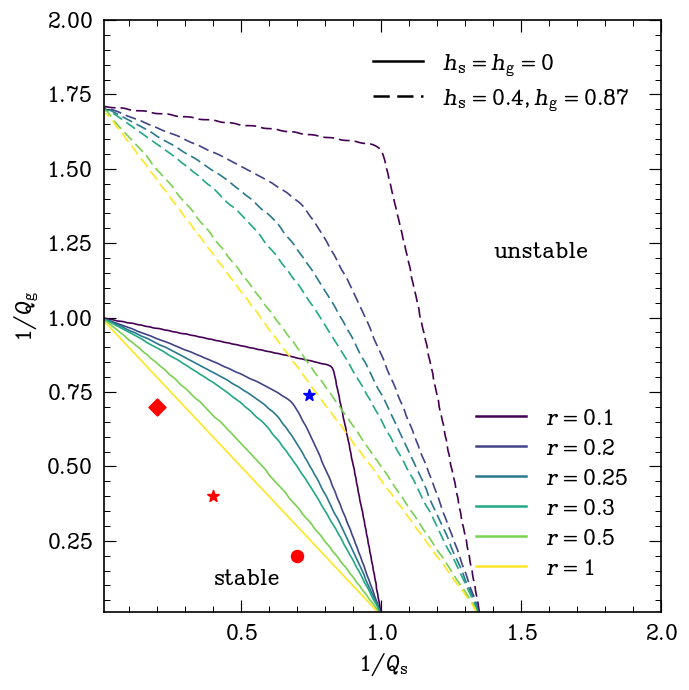
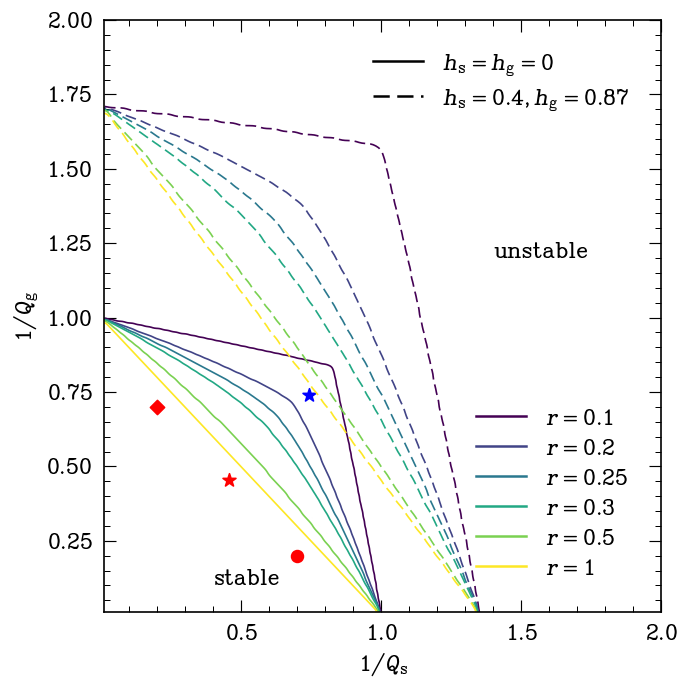
Unified diff of the notebook cell whose output changed from the first chart to the second:
--- before
+++ after
@@ -93,18 +93,4 @@
 # -----------------------------
 
-points_thick_disks = np.array([
-    [1.35, 1.35],
-])
-
-thick_disk_marker = ['*']
-
-points_thin_disks = np.array([
-    [1.0 / 0.2, 1.0 / 0.7],
-    [1.0 / 0.4,  1.0 / 0.4],
-    [1.0 / 0.7, 1.0 / 0.2],
-])
-
-thin_disk_marker = ['D', '*', 'o']
-
 
 # Thick disk points
@@ -112,5 +98,5 @@
     Qs, Qg = point
 
-    plt.scatter(1.0 / Qs, 1.0 / Qg, marker=marker, s=50, color='blue')
+    plt.scatter(1.0 / Qs, 1.0 / Qg, marker=marker, s=scatter_marker_size(marker), color='blue')
 
 
@@ -119,5 +105,5 @@
     Qs, Qg = point
 
-    plt.scatter(1.0 / Qs, 1.0 / Qg, marker=marker, s=50, color='red')
+    plt.scatter(1.0 / Qs, 1.0 / Qg, marker=marker, s=scatter_marker_size(marker), color='red')
 #-----------------------------
 

Commit: Changed thick disk prescription. Added absolute value to maximum amplification diagnostic.